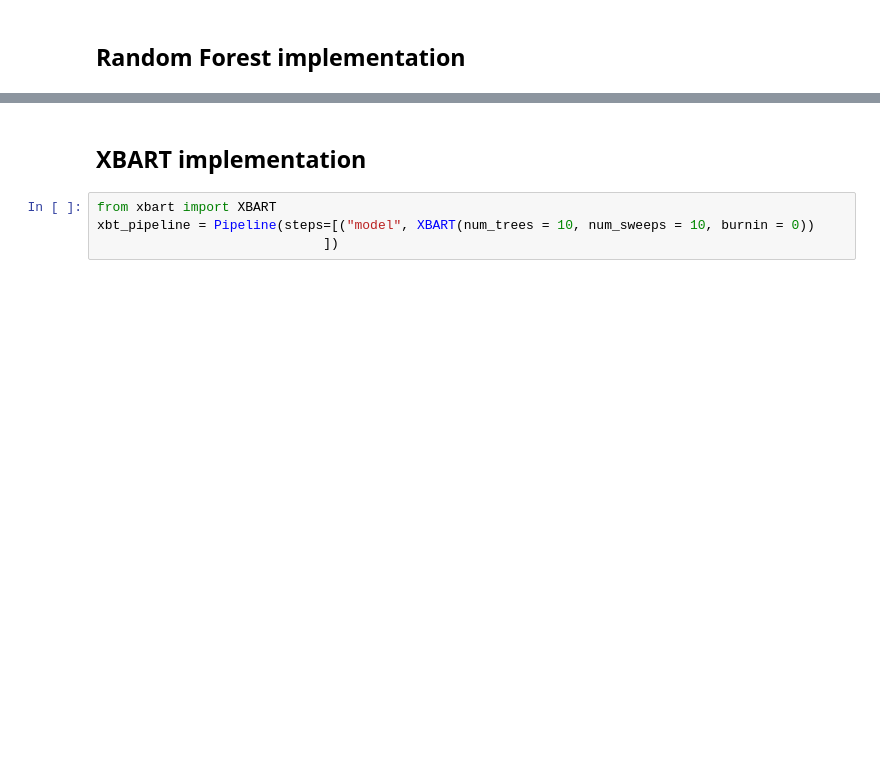
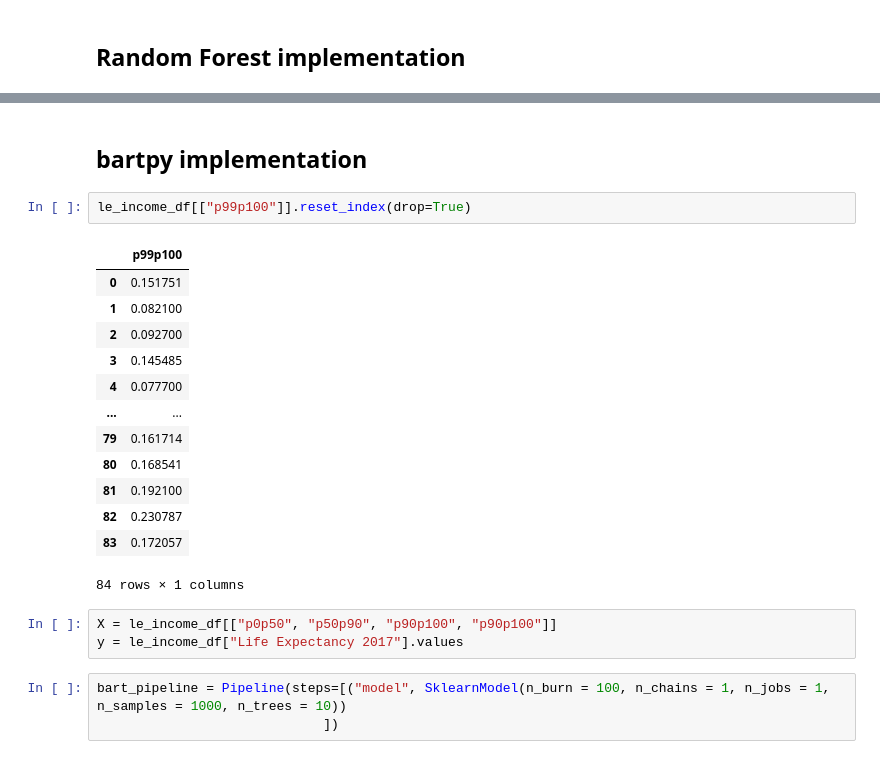
Before and after one commit to theorashid/inequality-experiments, a Jupyter notebook: BART/bart.ipynb, the cells around one changed output, grey strips where cells are left out. Saved outputs shown, nothing was run; the diff lists cells and outputs as text; blank space fills up the shorter version.

Commit message:
bartpy attempt

```diff
--- a/BART/bart.ipynb
+++ b/BART/bart.ipynb
@@ -115,6 +118,24 @@ Average MAE score (across experiments):
 # %% [markdown]
-<h2> XBART implementation </h2>
+<h2> bartpy implementation </h2>
-# %%
-from xbart import XBART
-xbt_pipeline = Pipeline(steps=[("model", XBART(num_trees = 10, num_sweeps = 10, burnin = 0))
-                             ])
+# %%
+le_income_df[["p99p100"]].reset_index(drop=True)
+# %% [output]
+|  | p99p100 |
+| 0 | 0.151751 |
+| 1 | 0.082100 |
+| 2 | 0.092700 |
+| 3 | 0.145485 |
+| 4 | 0.077700 |
+| ... | ... |
+| 79 | 0.161714 |
+| 80 | 0.168541 |
+| 81 | 0.192100 |
+| 82 | 0.230787 |
+| 83 | 0.172057 |
+84 rows × 1 columns
+# %%
+X = le_income_df[["p0p50", "p50p90", "p90p100", "p90p100"]]
+y = le_income_df["Life Expectancy 2017"].values
+# %%
+bart_pipeline = Pipeline(steps=[("model", SklearnModel(n_burn = 100, n_chains = 1, n_jobs = 1, n_samples = 1000, n_trees = 10))
+                             ])
```
Also changed, not shown: parts of 15 cells of this notebook.
